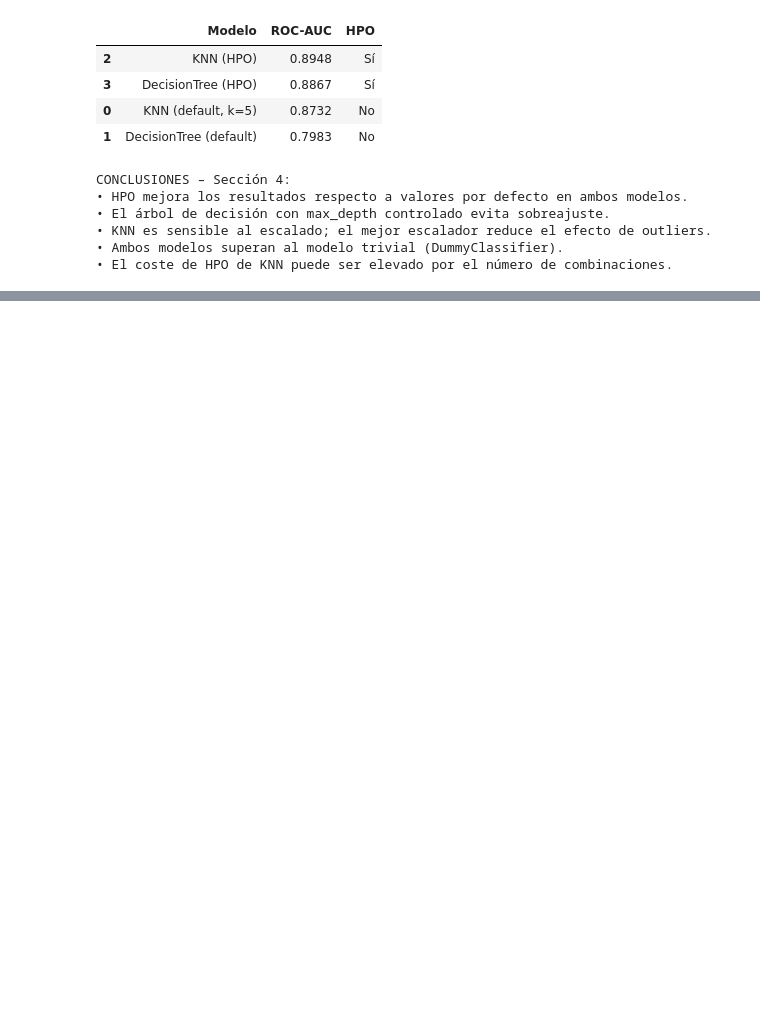
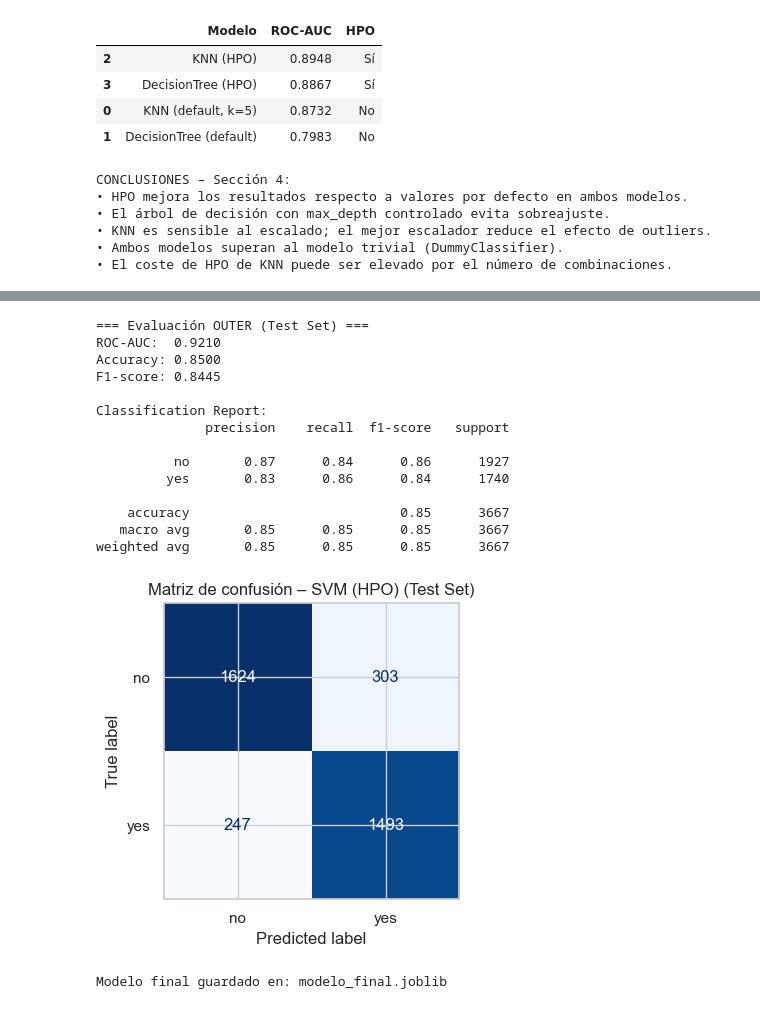
Before and after one commit to 100522156/practica_1_aprendizaje_automatico-100522156-100522190, a Jupyter notebook: notebook_1_analisis.ipynb, the cells around one changed output, grey strips where cells are left out. Cells and saved outputs as stored; diff of their text form; code cells hidden in the pictures; blank space fills up the shorter version.

```diff
--- a/notebook_1_analisis.ipynb
+++ b/notebook_1_analisis.ipynb
@@ -615,0 +780,17 @@ CONCLUSIONES – Sección 4:
+# %%
+# ── Selección automática del mejor modelo ─────────────────────────────────
+# Mapeo nombre → GridSearchCV/pipeline
+model_map = {
+    'KNN (HPO)': gs_knn.best_estimator_,
+    'DecisionTree (HPO)': gs_dt.best_estimator_,
+    'LogisticReg L1 (HPO)': gs_lr.best_estimator_,
+    'SVM (HPO)': gs_svm.best_estimator_,
+}
+
+best_pipeline = model_map.get(best_model_name)
+if best_pipeline is None:
+    # Si el mejor es sin HPO, usar el default
+    print(f'Nota: {best_model_name} no es un modelo con HPO, evaluando opciones...')
+    best_pipeline = gs_lr.best_estimator_  # fallback seguro
+
+print(f'Pipeline seleccionada: {best_pipeline}')
@@ -615,0 +815,51 @@ CONCLUSIONES – Sección 4:
+# %%
+# ── 6.2 Evaluación outer (test set) ──────────────────────────────────────
+# Re-entrenar el mejor modelo sobre TODO el train
+best_pipeline.fit(X_train, y_train)
+y_pred = best_pipeline.predict(X_test)
+y_proba = best_pipeline.predict_proba(X_test)[:, 1]
+
+test_auc = roc_auc_score(y_test, y_proba)
+test_acc = accuracy_score(y_test, y_pred)
+test_f1 = f1_score(y_test, y_pred)
+
+print('=== Evaluación OUTER (Test Set) ===')
+print(f'ROC-AUC:  {test_auc:.4f}')
+print(f'Accuracy: {test_acc:.4f}')
+print(f'F1-score: {test_f1:.4f}')
+print(f'\nClassification Report:')
+print(classification_report(y_test, y_pred, target_names=le.classes_))
+
+# Matriz de confusión
+fig, ax = plt.subplots(figsize=(5, 4))
+cm = confusion_matrix(y_test, y_pred)
+disp = ConfusionMatrixDisplay(confusion_matrix=cm, display_labels=le.classes_)
+disp.plot(ax=ax, colorbar=False, cmap='Blues')
+ax.set_title(f'Matriz de confusión – {best_model_name} (Test Set)')
+plt.tight_layout()
+plt.savefig('confusion_matrix.png')
+plt.show()
+# %% [output]
+=== Evaluación OUTER (Test Set) ===
+ROC-AUC:  0.9210
+Accuracy: 0.8500
+F1-score: 0.8445
+
+Classification Report:
+              precision    recall  f1-score   support
+
+          no       0.87      0.84      0.86      1927
+         yes       0.83      0.86      0.84      1740
+
+    accuracy                           0.85      3667
+   macro avg       0.85      0.85      0.85      3667
+weighted avg       0.85      0.85      0.85      3667
+[figure, added]
+# %%
+# ── 6.3 Entrenar modelo final sobre TODOS los datos ───────────────────────
+# El modelo final se entrena sobre X completo (train + test)
+best_pipeline.fit(X, y)
+joblib.dump(best_pipeline, 'modelo_final.joblib')
+print('Modelo final guardado en: modelo_final.joblib')
+# %% [output]
+Modelo final guardado en: modelo_final.joblib
```
Also changed, not shown: parts of 13 cells of this notebook, 4 other files.
